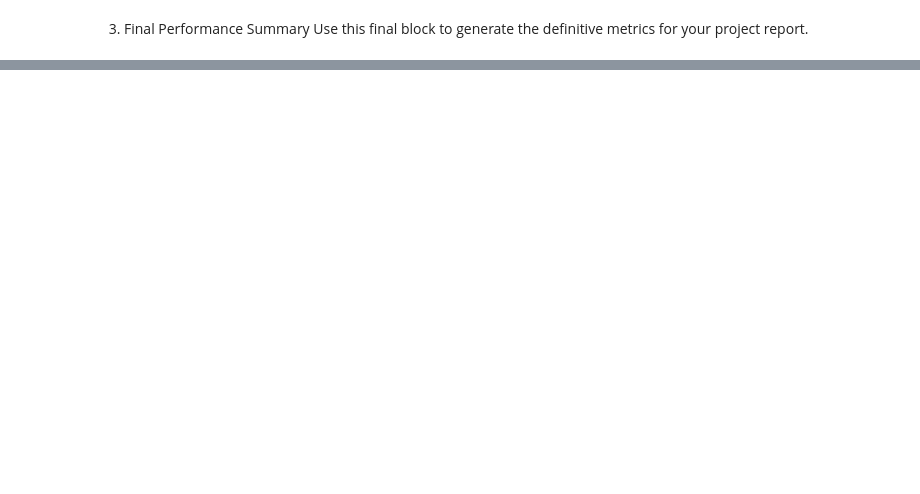
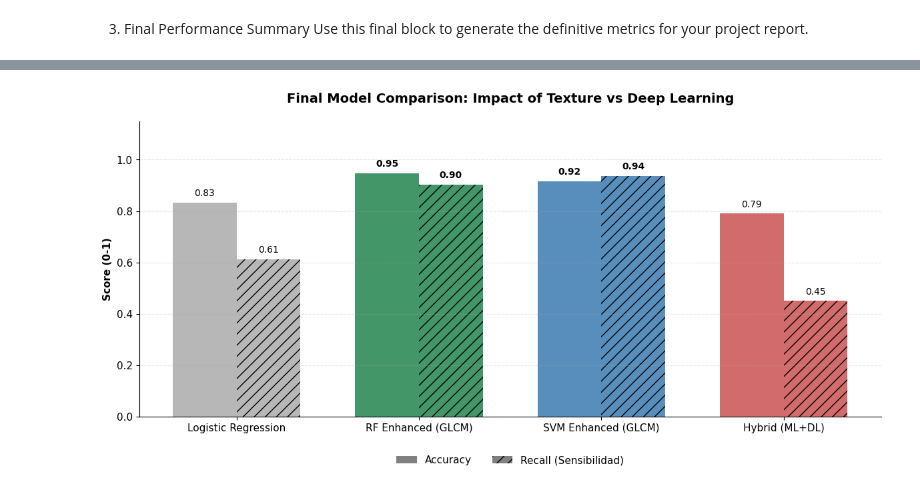
Before and after one commit to Lgonrat/trabajo-admeav, a Jupyter notebook: ML_DL_finalProject.ipynb, the cells around one changed output, grey strips where cells are left out. Drawn from its saved outputs; the diff is of its cells as text; code cells hidden in the pictures; blank space fills up the shorter version.

```diff
--- a/ML_DL_finalProject.ipynb
+++ b/ML_DL_finalProject.ipynb
@@ -1498,0 +1708,77 @@ Final Integrated Accuracy: 84.38%
+# %%
+import matplotlib.pyplot as plt
+import numpy as np
+
+# --- DATOS REALES EXTRAÍDOS DE TU OUTPUT ---
+
+# 1. Baseline
+base_acc = 0.8333
+base_rec = 0.6129
+
+# 2. Enhanced ML (Con Texturas GLCM)
+rf_acc = 0.9479
+rf_rec = 0.9032
+
+svm_acc = 0.9167
+svm_rec = 0.9355
+
+# 3. Hybrid (ML + DL poco entrenado)
+hyb_acc = 0.7900
+hyb_rec = 0.4500  # El dato crítico
+
+# --- CONFIGURACIÓN DE LA GRÁFICA ---
+models = ['Logistic Regression', 'RF Enhanced (GLCM)', 'SVM Enhanced (GLCM)', 'Hybrid (ML+DL)']
+accuracies = [base_acc, rf_acc, svm_acc, hyb_acc]
+recalls =    [base_rec, rf_rec, svm_rec, hyb_rec]
+
+x = np.arange(len(models))
+width = 0.35
+
+plt.rcParams.update({'font.size': 11, 'font.family': 'sans-serif'})
+fig, ax = plt.subplots(figsize=(12, 6), dpi=100)
+
+# Colores
+c_base = '#B0B0B0'  # Gris (Referencia)
+c_rf = '#2E8B57'    # Verde (Ganador Global)
+c_svm = '#4682B4'   # Azul (Alta Sensibilidad)
+c_hyb = '#CD5C5C'   # Rojo suave (Intento fallido)
+
+# Barras
+rects1 = ax.bar(x - width/2, accuracies, width, label='Accuracy', color=[c_base, c_rf, c_svm, c_hyb], alpha=0.9)
+rects2 = ax.bar(x + width/2, recalls, width, label='Recall (Malignant)', color=[c_base, c_rf, c_svm, c_hyb], hatch='//', alpha=0.9)
+
+# Decoración
+ax.set_ylabel('Score (0-1)', fontweight='bold')
+ax.set_title('Final Model Comparison: Impact of Texture vs Deep Learning', fontsize=14, fontweight='bold', pad=20)
+ax.set_xticks(x)
+ax.set_xticklabels(models, fontsize=11)
+ax.set_ylim(0, 1.15)
+
+# Leyenda personalizada (solo para diferenciar métricas, no colores)
+from matplotlib.patches import Patch
+legend_elements = [Patch(facecolor='gray', label='Accuracy'),
+                   Patch(facecolor='gray', hatch='//', label='Recall (Sensibilidad)')]
+ax.legend(handles=legend_elements, loc='upper center', bbox_to_anchor=(0.5, -0.1), ncol=2, frameon=False)
+
+ax.grid(axis='y', linestyle='--', alpha=0.3)
+ax.spines['top'].set_visible(False)
+ax.spines['right'].set_visible(False)
+
+# Etiquetas de valor
+def autolabel(rects):
+    for rect in rects:
+        height = rect.get_height()
+        # Ponemos en negrita los valores ganadores (>0.9)
+        weight = 'bold' if height > 0.9 else 'normal'
+        ax.annotate(f'{height:.2f}',
+                    xy=(rect.get_x() + rect.get_width() / 2, height),
+                    xytext=(0, 5), textcoords="offset points",
+                    ha='center', va='bottom', fontsize=10, fontweight=weight)
+
+autolabel(rects1)
+autolabel(rects2)
+
+plt.tight_layout()
+plt.show()
+# %% [output]
+[figure, added]
```
Also changed, not shown: parts of 24 cells of this notebook.
